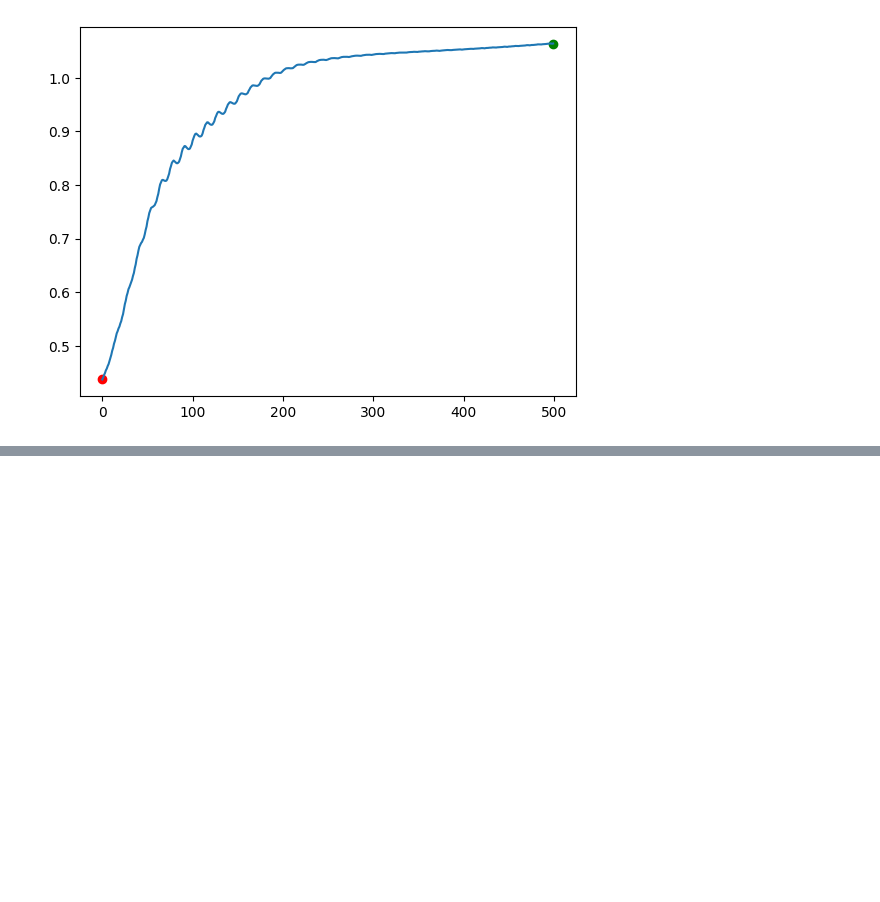
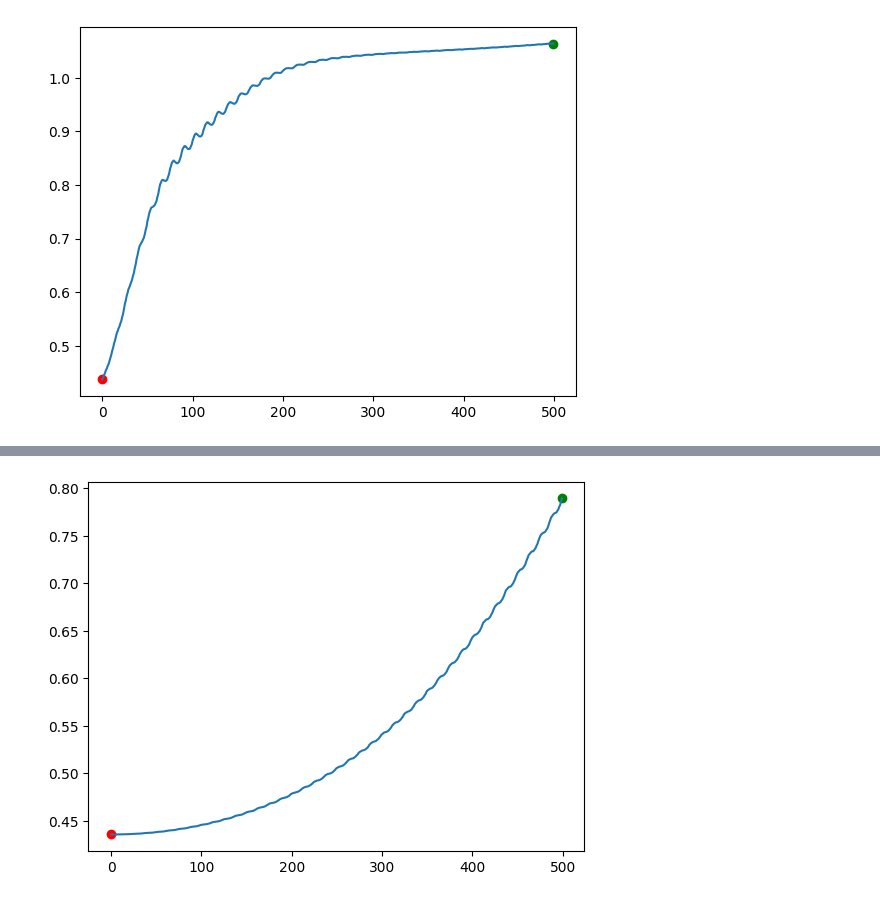
Before and after one commit to mohamadghoroobi/Deep_Learning_Review, a Jupyter notebook: 05_Optimizers/main.ipynb, the cells around one changed output, grey strips where cells are left out. Drawn from its saved outputs; the diff is of its cells as text; code cells hidden in the pictures; blank space fills up the shorter version.

```diff
--- a/05_Optimizers/main.ipynb
+++ b/05_Optimizers/main.ipynb
@@ -438,0 +489,13 @@ adam.plot_path()
+# %%
+# Setup our parameters
+epochs = 40 # higher number of epochs so total steps are equal for comparison purposes
+batch_size = 16
+lr = 1e-4
+
+# Run our training loop
+schedule = LinearScheduler(lr, epochs * len(train_data) // batch_size, 10000)
+sgd = SGD(schedule)
+training_run(epochs, batch_size, sgd, train_data, valid_data, name="sgd_scheduled")
+sgd.plot_path()
+# %% [output]
+[figure, added]
```
Also changed, not shown: parts of 3 cells of this notebook.
